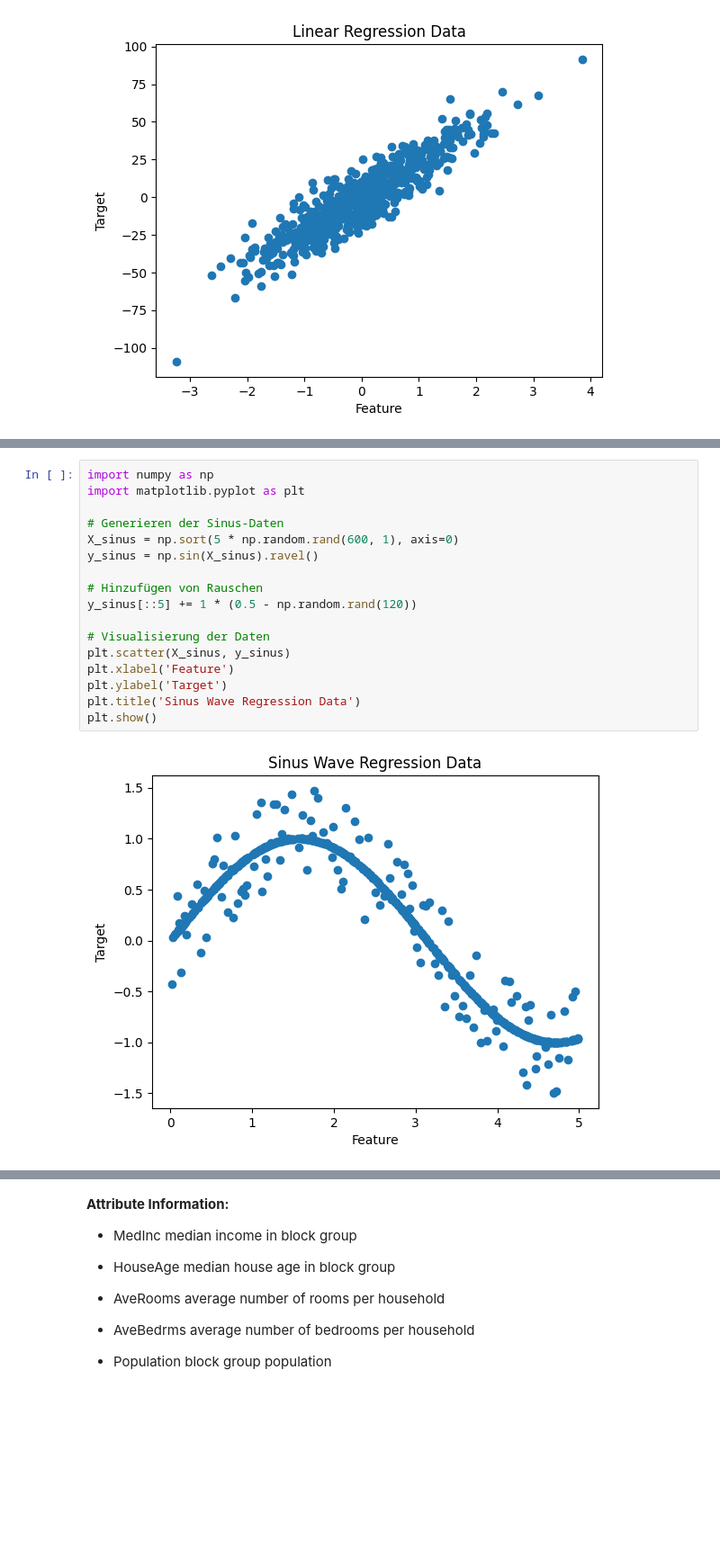
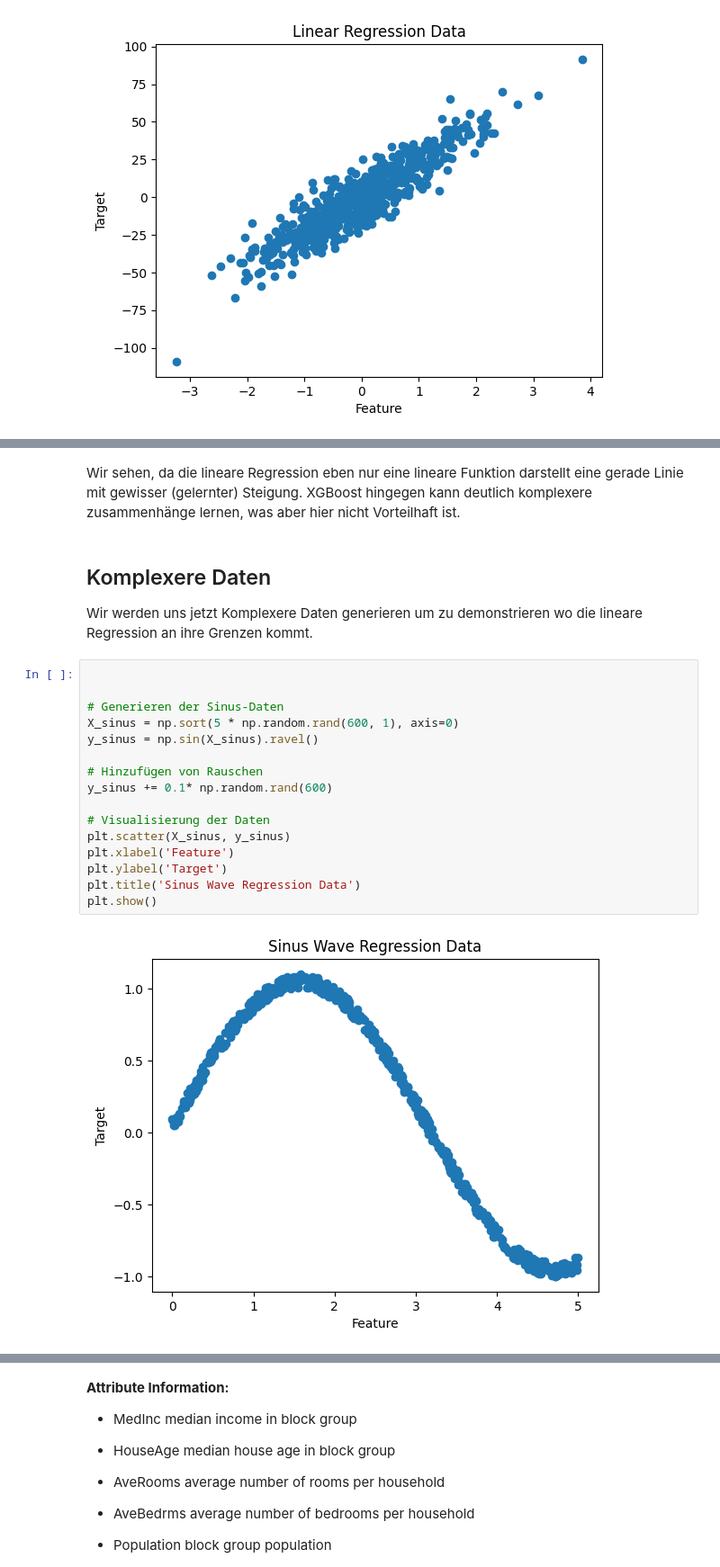
Before and after one commit to patrickpollek1/DataScience-Bootcamp, a Jupyter notebook: Data_Science_Bootcamp.ipynb, the cells around one changed output, grey strips where cells are left out. Shown at 90% size. Cells and saved outputs as stored; diff of their text form; blank space fills up the shorter version.

```diff
--- a/Data_Science_Bootcamp.ipynb
+++ b/Data_Science_Bootcamp.ipynb
@@ -102,19 +239,24 @@ plt.show()
+# %% [markdown]
+Wir sehen, da die lineare Regression eben nur eine lineare Funktion darstellt eine gerade Linie mit gewisser (gelernter) Steigung. XGBoost hingegen kann deutlich komplexere zusammenhänge lernen, was aber hier nicht Vorteilhaft ist.
+# %% [markdown]
+## Komplexere Daten
+
+Wir werden uns jetzt Komplexere Daten generieren um zu demonstrieren wo die lineare Regression an ihre Grenzen kommt.
 # %%
-import numpy as np
-import matplotlib.pyplot as plt
+
 
 # Generieren der Sinus-Daten
 X_sinus = np.sort(5 * np.random.rand(600, 1), axis=0)
 y_sinus = np.sin(X_sinus).ravel()
 
 # Hinzufügen von Rauschen
-y_sinus[::5] += 1 * (0.5 - np.random.rand(120))
+y_sinus += 0.1* np.random.rand(600)
 
 # Visualisierung der Daten
 plt.scatter(X_sinus, y_sinus)
 plt.xlabel('Feature')
 plt.ylabel('Target')
 plt.title('Sinus Wave Regression Data')
 plt.show()
 # %% [output]
-[figure, old version]
+[figure, new version]
```
Also changed, not shown: parts of 79 cells of this notebook.
